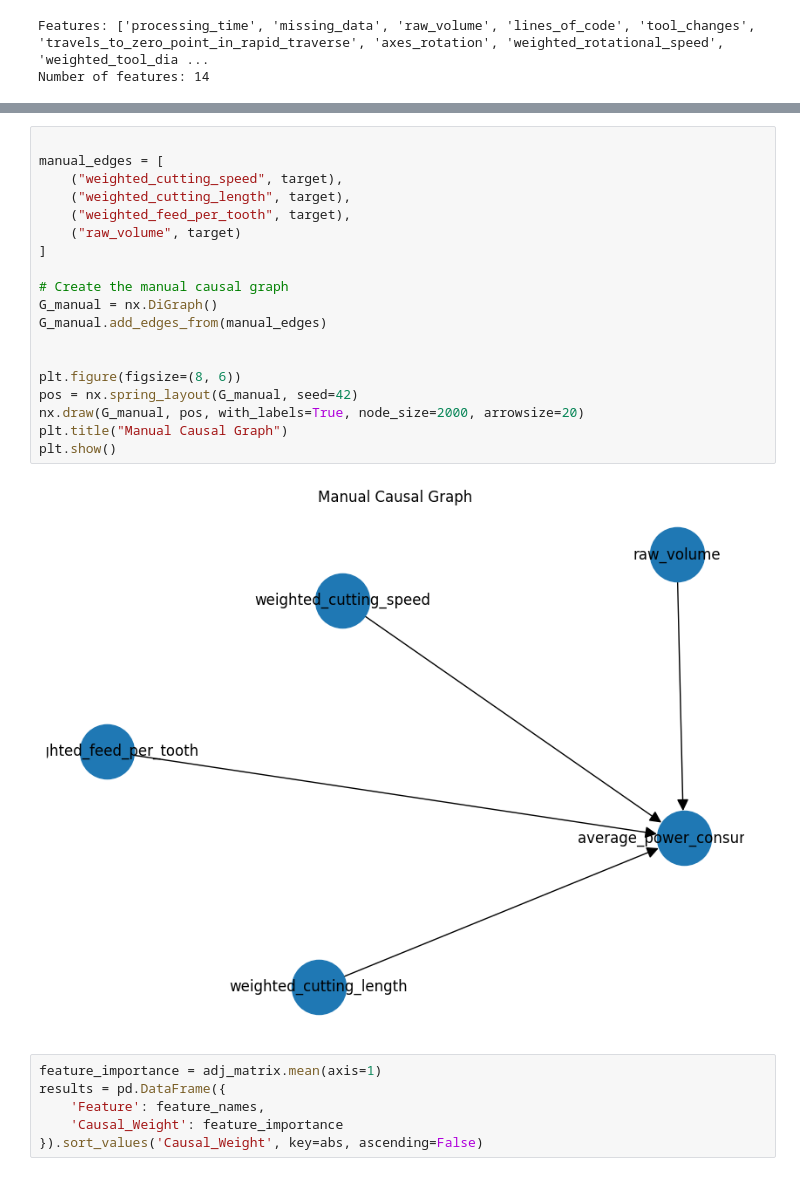
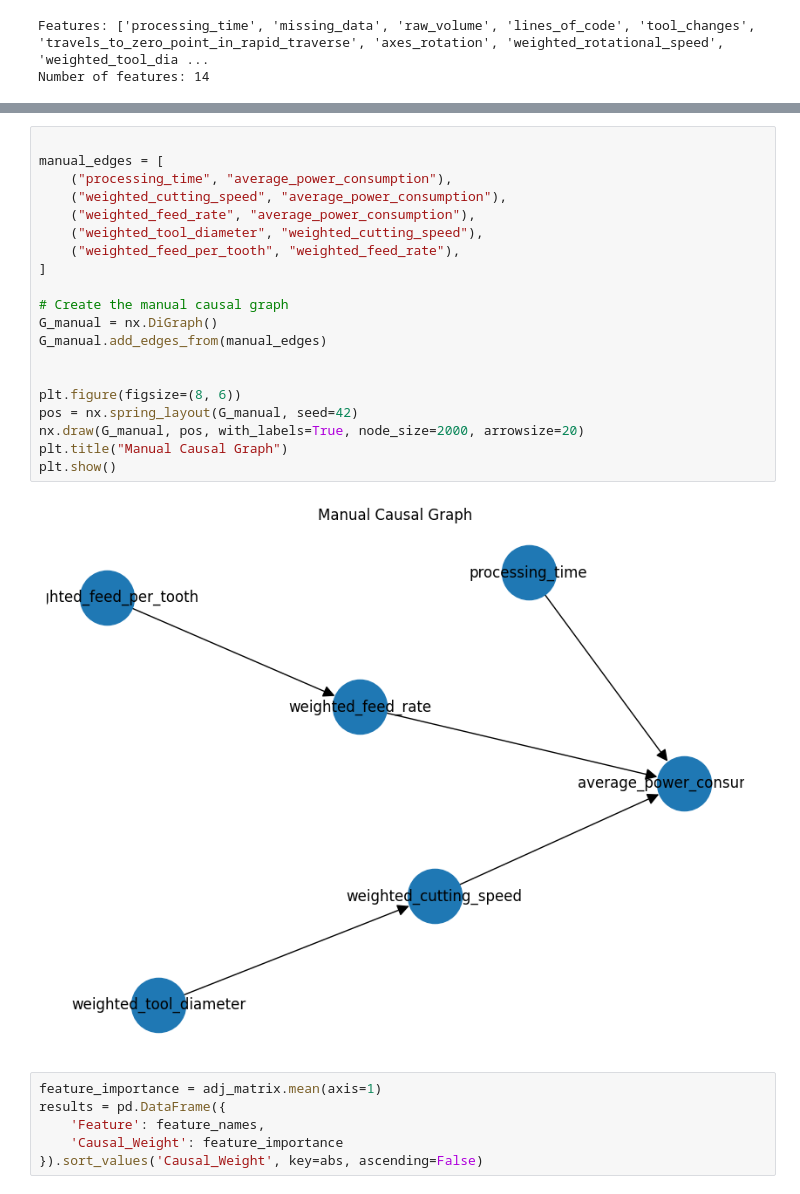
Before and after one commit to Mery101010/Thesis_project, a Jupyter notebook: Thesis/cnn.ipynb, the cells around one changed output, grey strips where cells are left out. Saved outputs shown, nothing was run; the diff lists cells and outputs as text.

```diff
--- a/Thesis/cnn.ipynb
+++ b/Thesis/cnn.ipynb
@@ -183,24 +240,25 @@ plt.show()
 # %%
 
 manual_edges = [
-    ("weighted_cutting_speed", target),
-    ("weighted_cutting_length", target),
-    ("weighted_feed_per_tooth", target),
-    ("raw_volume", target)
+    ("processing_time", "average_power_consumption"),
+    ("weighted_cutting_speed", "average_power_consumption"),
+    ("weighted_feed_rate", "average_power_consumption"),
+    ("weighted_tool_diameter", "weighted_cutting_speed"),
+    ("weighted_feed_per_tooth", "weighted_feed_rate"),
 ]
 
 # Create the manual causal graph
 G_manual = nx.DiGraph()
 G_manual.add_edges_from(manual_edges)
 
 
 plt.figure(figsize=(8, 6))
 pos = nx.spring_layout(G_manual, seed=42)
 nx.draw(G_manual, pos, with_labels=True, node_size=2000, arrowsize=20)
 plt.title("Manual Causal Graph")
 plt.show()
 # %% [output]
-[figure, old version]
+[figure, new version]
 # %%
 feature_importance = adj_matrix.mean(axis=1)
 results = pd.DataFrame({
```
Also changed, not shown: parts of 25 cells of this notebook, 1 other file.
